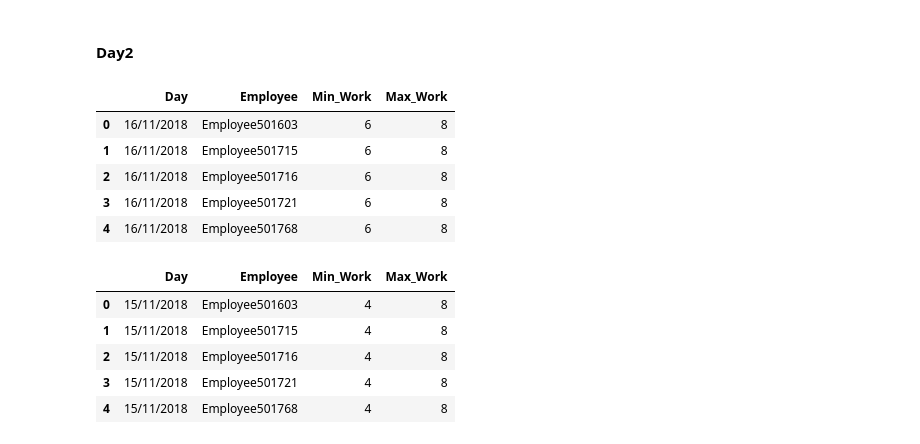
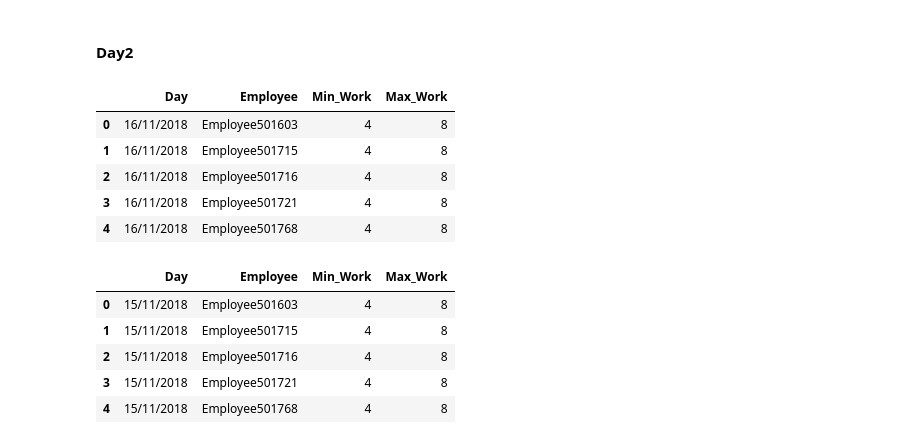
Before and after one commit to hasalfernando/kronos-scheduling-optimization, a Jupyter notebook: scheduling-optimization.ipynb, the cells around one changed output. Cells and saved outputs as stored; diff of their text form; code cells hidden in the pictures.

```diff
--- a/scheduling-optimization.ipynb
+++ b/scheduling-optimization.ipynb
@@ -221,13 +234,13 @@ EmpWorkHours1.head()
 # %% [markdown]
 #### Day2
 # %%
-EmpWorkHours2 = pd.read_csv('/home/ZONE24X7-CMB/hasalf/FMSI/Data/Day_02/EmpWorkHours2.csv', index_col=False)
+EmpWorkHours2 = pd.read_csv('Data/Day_02/EmpWorkHours2.csv', index_col=False)
 EmpWorkHours2.head()
 # %% [output]
 |  | Day | Employee | Min_Work | Max_Work |
-| 0 | 16/11/2018 | Employee501603 | 6 | 8 |
-| 1 | 16/11/2018 | Employee501715 | 6 | 8 |
-| 2 | 16/11/2018 | Employee501716 | 6 | 8 |
-| 3 | 16/11/2018 | Employee501721 | 6 | 8 |
-| 4 | 16/11/2018 | Employee501768 | 6 | 8 |
+| 0 | 16/11/2018 | Employee501603 | 4 | 8 |
+| 1 | 16/11/2018 | Employee501715 | 4 | 8 |
+| 2 | 16/11/2018 | Employee501716 | 4 | 8 |
+| 3 | 16/11/2018 | Employee501721 | 4 | 8 |
+| 4 | 16/11/2018 | Employee501768 | 4 | 8 |
 # %%
```
Also changed, not shown: parts of 44 cells of this notebook, 29 other files.
